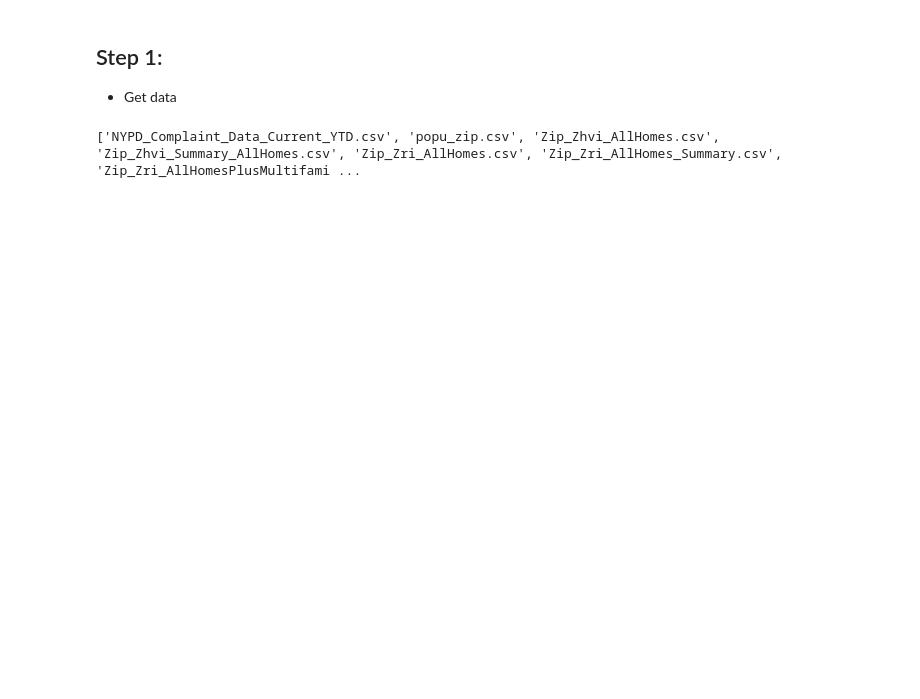
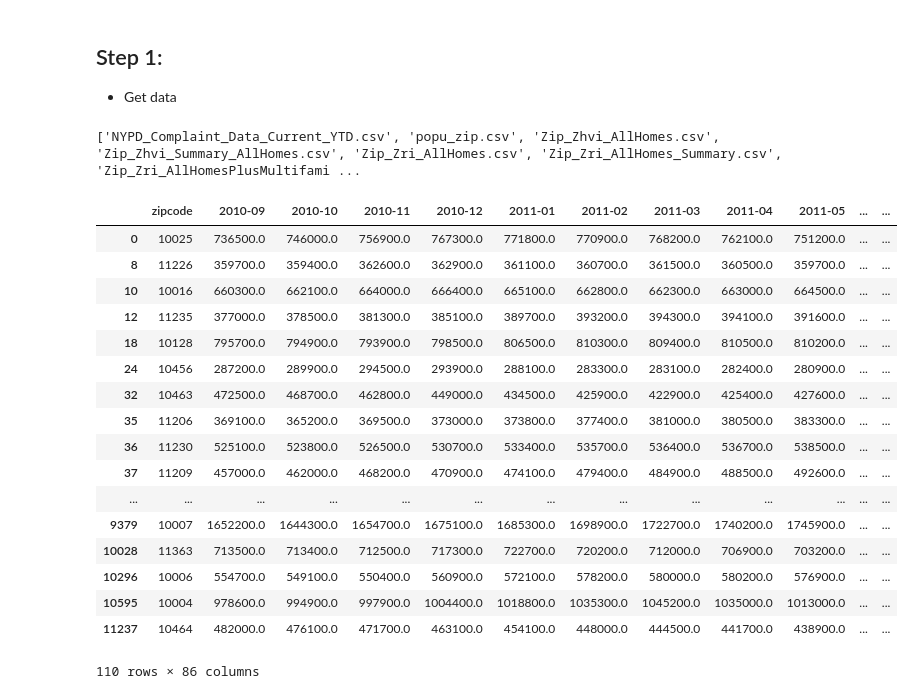
Before and after one commit to Dwan9/DataScience_CriTyp_City, a Jupyter notebook: Main.ipynb, the cells around one changed output. Drawn from its saved outputs; the diff is of its cells as text; code cells hidden in the pictures; blank space fills up the shorter version.

Commit message:
* Clean up crime data & house price data
Remove irrelevant columns;Rename some relevant columns; use one-hot encoding to label columns

```diff
--- a/Main.ipynb
+++ b/Main.ipynb
@@ -13,9 +13,6 @@ print os.listdir("data")
 ['NYPD_Complaint_Data_Current_YTD.csv', 'popu_zip.csv', 'Zip_Zhvi_AllHomes.csv', 'Zip_Zhvi_Summary_AllHomes.csv', 'Zip_Zri_AllHomes.csv', 'Zip_Zri_AllHomes_Summary.csv', 'Zip_Zri_AllHomesPlusMultifami ...
 # %%
 # get all the datasets
-crime_data = pd.read_csv("data/NYPD_Complaint_Data_Current_YTD.csv")
-population_data = pd.read_csv("data/popu_zip.csv")
-house_sell_price_data = pd.read_csv("data/Zip_Zhvi_AllHomes.csv")
-house_rent_price_data = pd.read_csv("data/Zip_Zri_AllHomesPlusMultifamily.csv")
-house_sell_price_summary_data = pd.read_csv("data/Zip_Zhvi_Summary_AllHomes.csv")
-house_rent_price_summary_data = pd.read_csv("data/Zip_Zri_AllHomesPlusMultifamily_Summary.csv")
+raw_crime_data = pd.read_csv("data/NYPD_Complaint_Data_Current_YTD.csv")
+raw_house_sell_price_data = pd.read_csv("data/Zip_Zhvi_AllHomes.csv")
+raw_house_rent_price_data = pd.read_csv("data/Zip_Zri_AllHomesPlusMultifamily.csv")
@@ -24,0 +19,26 @@ house_sell_price_data
+# %%
+# filter data
+ny_house_sell = raw_house_sell_price_data[raw_house_sell_price_data['City'] == 'New York']\
+                    .dropna(axis='columns', how='any')\
+                    .drop(['RegionID', 'City', 'State', 'Metro', 'SizeRank', 'CountyName'], axis='columns')\
+                    .rename(index=str, columns={'RegionName': 'zipcode'})
+ny_house_sell
+# %% [output]
+|  | zipcode | 2010-09 | 2010-10 | 2010-11 | 2010-12 | 2011-01 | 2011-02 | 2011-03 | 2011-04 | 2011-05 | ... | ... |
+| 0 | 10025 | 736500.0 | 746000.0 | 756900.0 | 767300.0 | 771800.0 | 770900.0 | 768200.0 | 762100.0 | 751200.0 | ... | ... |
+| 8 | 11226 | 359700.0 | 359400.0 | 362600.0 | 362900.0 | 361100.0 | 360700.0 | 361500.0 | 360500.0 | 359700.0 | ... | ... |
+| 10 | 10016 | 660300.0 | 662100.0 | 664000.0 | 666400.0 | 665100.0 | 662800.0 | 662300.0 | 663000.0 | 664500.0 | ... | ... |
+| 12 | 11235 | 377000.0 | 378500.0 | 381300.0 | 385100.0 | 389700.0 | 393200.0 | 394300.0 | 394100.0 | 391600.0 | ... | ... |
+| 18 | 10128 | 795700.0 | 794900.0 | 793900.0 | 798500.0 | 806500.0 | 810300.0 | 809400.0 | 810500.0 | 810200.0 | ... | ... |
+| 24 | 10456 | 287200.0 | 289900.0 | 294500.0 | 293900.0 | 288100.0 | 283300.0 | 283100.0 | 282400.0 | 280900.0 | ... | ... |
+| 32 | 10463 | 472500.0 | 468700.0 | 462800.0 | 449000.0 | 434500.0 | 425900.0 | 422900.0 | 425400.0 | 427600.0 | ... | ... |
+| 35 | 11206 | 369100.0 | 365200.0 | 369500.0 | 373000.0 | 373800.0 | 377400.0 | 381000.0 | 380500.0 | 383300.0 | ... | ... |
+| 36 | 11230 | 525100.0 | 523800.0 | 526500.0 | 530700.0 | 533400.0 | 535700.0 | 536400.0 | 536700.0 | 538500.0 | ... | ... |
+| 37 | 11209 | 457000.0 | 462000.0 | 468200.0 | 470900.0 | 474100.0 | 479400.0 | 484900.0 | 488500.0 | 492600.0 | ... | ... |
+| ... | ... | ... | ... | ... | ... | ... | ... | ... | ... | ... | ... | ... |
+| 9379 | 10007 | 1652200.0 | 1644300.0 | 1654700.0 | 1675100.0 | 1685300.0 | 1698900.0 | 1722700.0 | 1740200.0 | 1745900.0 | ... | ... |
+| 10028 | 11363 | 713500.0 | 713400.0 | 712500.0 | 717300.0 | 722700.0 | 720200.0 | 712000.0 | 706900.0 | 703200.0 | ... | ... |
+| 10296 | 10006 | 554700.0 | 549100.0 | 550400.0 | 560900.0 | 572100.0 | 578200.0 | 580000.0 | 580200.0 | 576900.0 | ... | ... |
+| 10595 | 10004 | 978600.0 | 994900.0 | 997900.0 | 1004400.0 | 1018800.0 | 1035300.0 | 1045200.0 | 1035000.0 | 1013000.0 | ... | ... |
+| 11237 | 10464 | 482000.0 | 476100.0 | 471700.0 | 463100.0 | 454100.0 | 448000.0 | 444500.0 | 441700.0 | 438900.0 | ... | ... |
+110 rows × 86 columns
```
Also changed, not shown: parts of 5 cells of this notebook.
